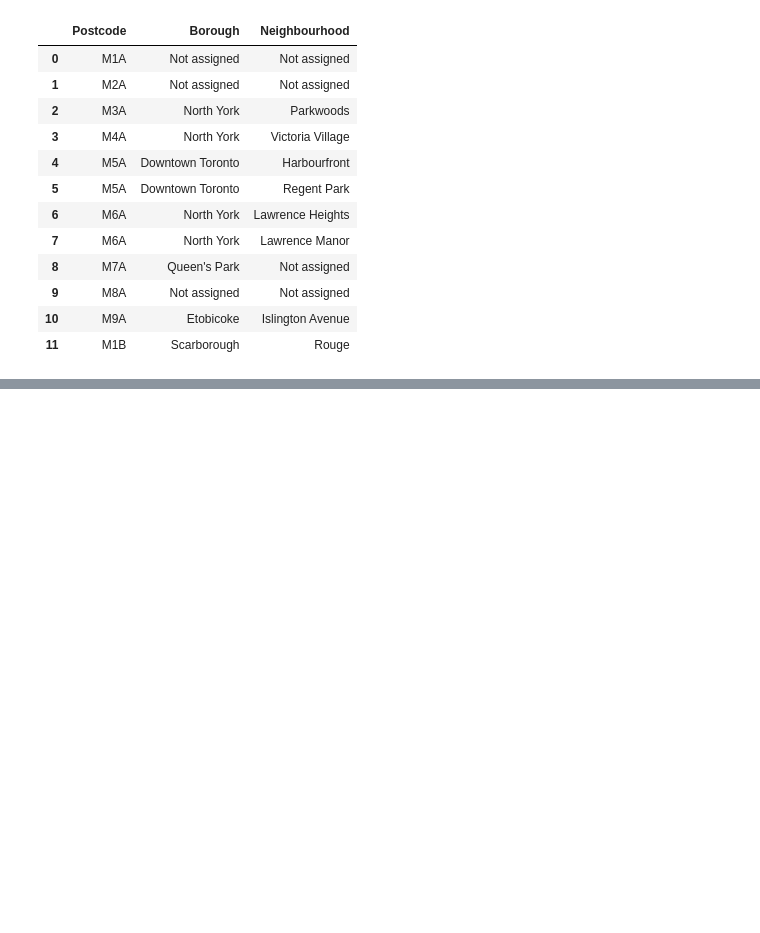
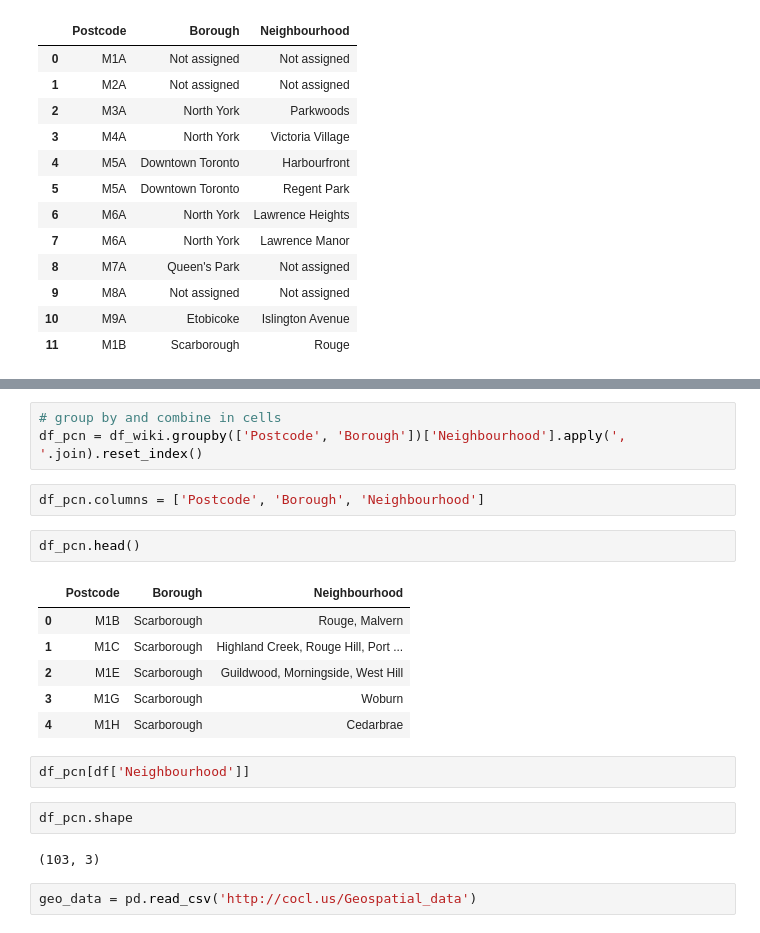
Before and after one commit to sharmash937/Coursera_Capstone, a Jupyter notebook: Coursera Capstone Week 1.ipynb, the cells around one changed output, grey strips where cells are left out. Saved outputs shown, nothing was run; the diff lists cells and outputs as text; blank space fills up the shorter version.

```diff
--- a/Coursera Capstone Week 1.ipynb
+++ b/Coursera Capstone Week 1.ipynb
@@ -87,0 +136,22 @@ df_wiki.head(12)
+# %%
+# group by and combine in cells
+df_pcn = df_wiki.groupby(['Postcode', 'Borough'])['Neighbourhood'].apply(', '.join).reset_index()
+# %%
+df_pcn.columns = ['Postcode', 'Borough', 'Neighbourhood']
+# %%
+df_pcn.head()
+# %% [output]
+|  | Postcode | Borough | Neighbourhood |
+| 0 | M1B | Scarborough | Rouge, Malvern |
+| 1 | M1C | Scarborough | Highland Creek, Rouge Hill, Port ... |
+| 2 | M1E | Scarborough | Guildwood, Morningside, West Hill |
+| 3 | M1G | Scarborough | Woburn |
+| 4 | M1H | Scarborough | Cedarbrae |
+# %%
+df_pcn[df['Neighbourhood']]
+# %%
+df_pcn.shape
+# %% [output]
+(103, 3)
+# %%
+geo_data = pd.read_csv('http://cocl.us/Geospatial_data')
```
Also changed, not shown: parts of 20 cells of this notebook.
